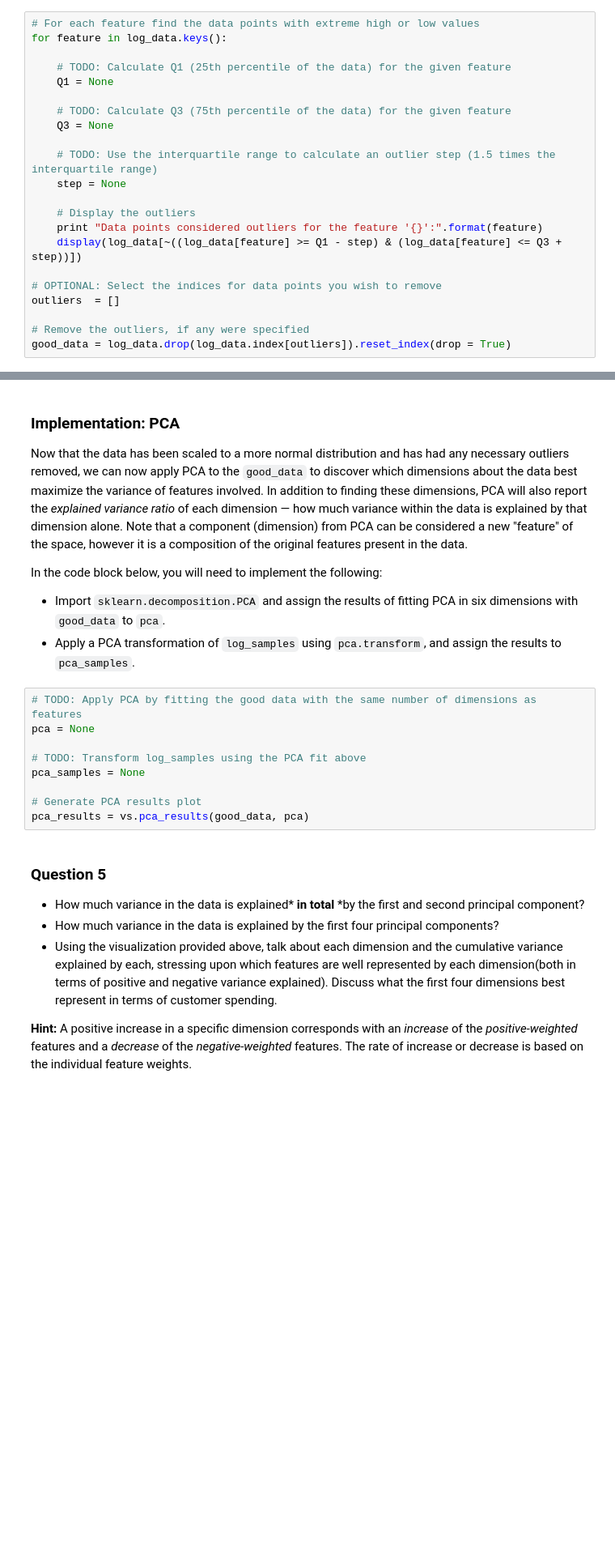
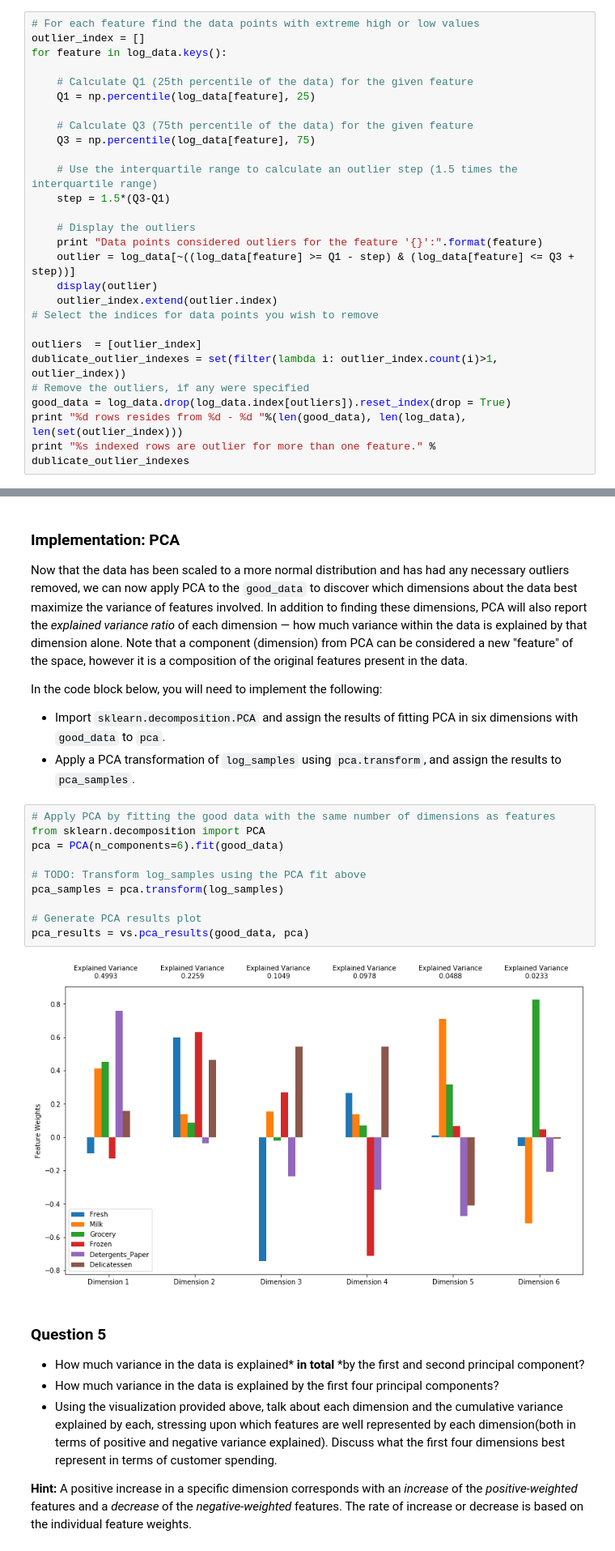
Before and after one commit to dursunkoc/customer_segments, a Jupyter notebook: customer_segments.ipynb, the cells around one changed output, grey strips where cells are left out. Shown at 81% size. Saved outputs shown, nothing was run; the diff lists cells and outputs as text; blank space fills up the shorter version.

```diff
--- a/customer_segments.ipynb
+++ b/customer_segments.ipynb
@@ -277,23 +284,28 @@ In the code block below, you will need to implement the following:
 Once you have performed this implementation, the dataset will be stored in the variable `good_data`.
 # %%
 # For each feature find the data points with extreme high or low values
+outlier_index = []
 for feature in log_data.keys():
 
-    # TODO: Calculate Q1 (25th percentile of the data) for the given feature
-    Q1 = None
+    # Calculate Q1 (25th percentile of the data) for the given feature
+    Q1 = np.percentile(log_data[feature], 25)
 
-    # TODO: Calculate Q3 (75th percentile of the data) for the given feature
-    Q3 = None
+    # Calculate Q3 (75th percentile of the data) for the given feature
+    Q3 = np.percentile(log_data[feature], 75)
 
-    # TODO: Use the interquartile range to calculate an outlier step (1.5 times the interquartile range)
-    step = None
+    # Use the interquartile range to calculate an outlier step (1.5 times the interquartile range)
+    step = 1.5*(Q3-Q1)
 
     # Display the outliers
     print "Data points considered outliers for the feature '{}':".format(feature)
-    display(log_data[~((log_data[feature] >= Q1 - step) & (log_data[feature] <= Q3 + step))])
+    outlier = log_data[~((log_data[feature] >= Q1 - step) & (log_data[feature] <= Q3 + step))]
+    display(outlier)
+    outlier_index.extend(outlier.index)
+# Select the indices for data points you wish to remove
 
-# OPTIONAL: Select the indices for data points you wish to remove
-outliers  = []
-
+outliers  = [outlier_index]
+dublicate_outlier_indexes = set(filter(lambda i: outlier_index.count(i)>1, outlier_index))
 # Remove the outliers, if any were specified
 good_data = log_data.drop(log_data.index[outliers]).reset_index(drop = True)
+print "%d rows resides from %d - %d "%(len(good_data), len(log_data), len(set(outlier_index)))
+print "%s indexed rows are outlier for more than one feature." % dublicate_outlier_indexes
@@ -318,14 +396,17 @@ In the code block below, you will need to implement the following:
  - Import `sklearn.decomposition.PCA` and assign the results of fitting PCA in six dimensions with `good_data` to `pca`.
  - Apply a PCA transformation of `log_samples` using `pca.transform`, and assign the results to `pca_samples`.
 # %%
-# TODO: Apply PCA by fitting the good data with the same number of dimensions as features
-pca = None
+# Apply PCA by fitting the good data with the same number of dimensions as features
+from sklearn.decomposition import PCA
+pca = PCA(n_components=6).fit(good_data)
 
 # TODO: Transform log_samples using the PCA fit above
-pca_samples = None
+pca_samples = pca.transform(log_samples)
 
 # Generate PCA results plot
 pca_results = vs.pca_results(good_data, pca)
+# %% [output]
+[figure, added]
 # %% [markdown]
 ### Question 5
 
```
Also changed, not shown: parts of 31 cells of this notebook, 1 other file.
